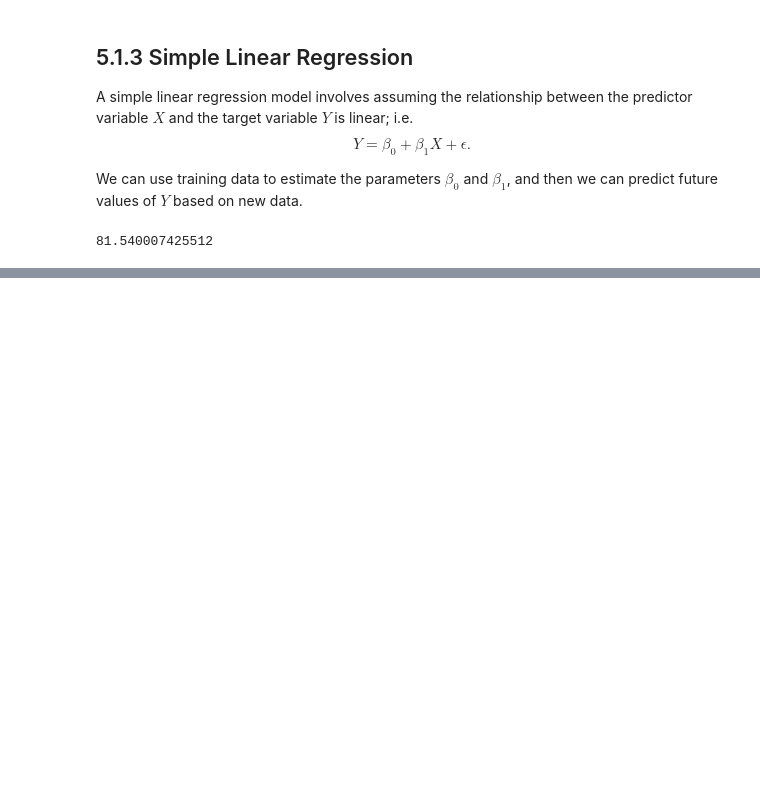
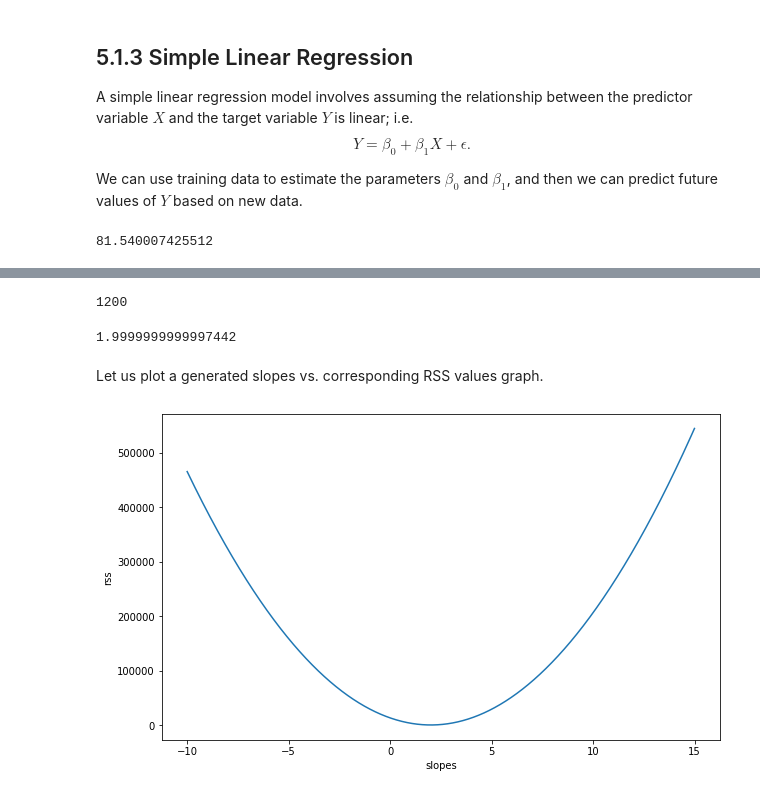
Before and after one commit to akhilkarra/python-lab, a Jupyter notebook: notebooks/PH526x/week5/week5_notes.ipynb, the cells around one changed output, grey strips where cells are left out. Cells and saved outputs as stored; diff of their text form; code cells hidden in the pictures; blank space fills up the shorter version.

```diff
--- a/notebooks/PH526x/week5/week5_notes.ipynb
+++ b/notebooks/PH526x/week5/week5_notes.ipynb
@@ -76,0 +79,6 @@ rss
+# %%
+rss = []  # initialize list to store rss values
+slopes = np.arange(-10, 15, 0.01)  # generate a range of slopes
+# %%
+for slope in slopes:  # compute the rss value of each slope and store it in the rss llist
+    rss.append( np.sum((y - beta_0 - slope * x) ** 2) )
@@ -76,0 +98,19 @@ rss
+# %%
+index_of_min_rss = np.argmin(rss)  # find the index of the minimum rss value
+index_of_min_rss
+# %% [output]
+1200
+# %%
+slopes[index_of_min_rss]  # find the slope that minimizes the rss
+# %% [output]
+1.9999999999997442
+# %% [markdown]
+Let us plot a generated slopes vs. corresponding RSS values graph.
+# %%
+plt.figure(figsize=(10, 6))
+plt.plot(slopes, rss)
+plt.xlabel('slopes')
+plt.ylabel('rss')
+plt.show()
+# %% [output]
+[figure, added]
```
Also changed, not shown: parts of 4 cells of this notebook.
